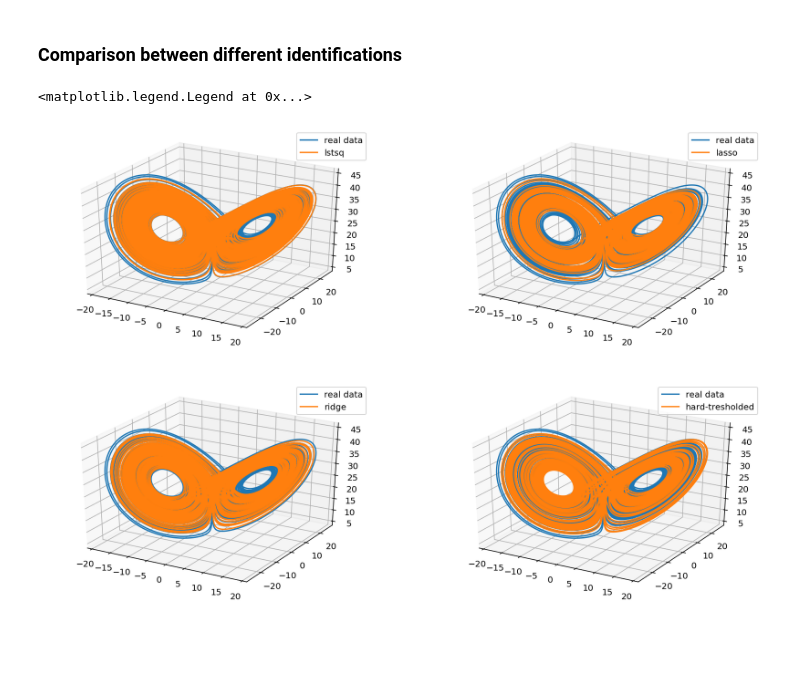
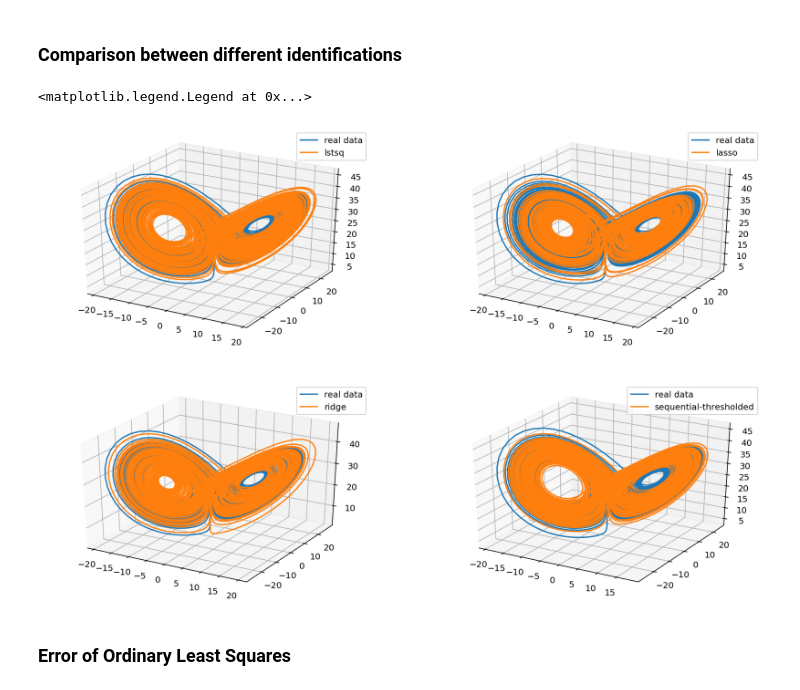
Before and after one commit to lffrrnt/Sparse_Identification, a Jupyter notebook: SINDy_Lorenz_Attractor.ipynb, the cells around one changed output. Cells and saved outputs as stored; diff of their text form; code cells hidden in the pictures; blank space fills up the shorter version.

Commit message:
Add correct sequential-thresholded least-squares method and error plots.

```diff
--- a/SINDy_Lorenz_Attractor.ipynb
+++ b/SINDy_Lorenz_Attractor.ipynb
@@ -183,7 +114,7 @@ x_lssq.head()
 ### Lasso solution - $l_{1}$ penalized least squares
 # %%
 %%time
-lasso_fit = Lasso(alpha=0.025).fit(Theta, dx)
+lasso_fit = Lasso(alpha=0.1, max_iter=10000).fit(Theta, dx)
 print('Total number of possible coefficients:', lasso_fit.coef_.size)
 print('Number of non-zero coefficients:', np.count_nonzero(lasso_fit.coef_))
 # %% [output]
@@ -207,8 +138,11 @@ x_lasso.head()
 # %%
 %time
-x_new, residuals, rank, s = np.linalg.lstsq(Theta, dx, rcond=None)
-treshold = 0.025
+threshold = 0.025
+x_new = np.linalg.lstsq(Theta, dx, rcond=None)[0] #initial guess
 for k in range(10):
-    x_new, residuals, rank, s = np.linalg.lstsq(Theta, dx, rcond=None)
-    x_new[np.abs(x_new) < treshold] = 0
+    small_indices = np.abs(x_new) < threshold
+    x_new[small_indices] = 0
+    for i in range(3):
+        big_indices = ~small_indices[:,i]
+        x_new[big_indices,i] = np.linalg.lstsq(Theta[:,big_indices], dx[:,i], rcond=None)[0]
 # %% [output]
@@ -236,7 +172,7 @@ x_ht.head()
 ### Ridge Solution
 # %%
 %%time
-ridge_fit = Ridge().fit(Theta, dx)
+ridge_fit = Ridge(alpha=0.001).fit(Theta, dx)
 print('Total number of possible coefficients:', ridge_fit.coef_.size)
 print('Number of non-zero coefficients:', np.count_nonzero(ridge_fit.coef_))
 # %% [output]
@@ -262,8 +198,8 @@ def sindy_model(x,t,library,coeffs):
     dxdt = np.zeros_like(x)
     library = PolynomialFeatures(degree=5, include_bias=True)
     Theta = library.fit_transform(x.reshape(1,-1))
-    dx = np.dot(Theta, coeffs)
-    return dx.flatten()
+    dxdt = np.dot(Theta, coeffs)
+    return dxdt.flatten()
 # %%
 x_least = odeint(sindy_model, x0, t, args=(library, x_lstsq))
 x_lasso = odeint(sindy_model, x0, t, args=(library, lasso_fit.coef_.T))
@@ -272,26 +208,28 @@ x_hst = odeint(sindy_model, x0, t, args=(library, x_new))
 # %%
 fig = plt.figure(figsize=(1.5*w,w))
 gs = GridSpec(ncols=2, nrows=2, figure=fig)
 
 ax1 = fig.add_subplot(gs[0,0], projection='3d')
 ax1.plot(x[:,0],x[:,1],x[:,2], label='real data') #gt
 ax1.plot(x_least[:,0], x_least[:,1], x_least[:,2], label='lstsq') #leastsq
 plt.legend()
 
 ax2 = fig.add_subplot(gs[0,1], projection='3d')
 ax2.plot(x[:,0],x[:,1],x[:,2], label='real data') #gt
 ax2.plot(x_lasso[:,0], x_lasso[:, 1], x_lasso[:,2], label='lasso') #lasso
 plt.legend()
 
 ax3 = fig.add_subplot(gs[1,0], projection='3d')
 ax3.plot(x[:,0],x[:,1],x[:,2], label='real data') #gt
 ax3.plot(x_ridge[:,0], x_ridge[:, 1], x_ridge[:,2], label='ridge') #ridge
 plt.legend()
 
 ax4 = fig.add_subplot(gs[1,1], projection='3d')
 ax4.plot(x[:,0],x[:,1],x[:,2], label='real data') #gt
-ax4.plot(x_hst[:,0], x_hst[:,1], x_hst[:,2], label='hard-tresholded') #hard-tresholded
+ax4.plot(x_hst[:,0], x_hst[:,1], x_hst[:,2], label='sequential-thresholded') #sequential-tresholded
 plt.legend()
 # %% [output]
 <matplotlib.legend.Legend at 0x...>
-[figure, old version]
+[figure, new version]
+# %% [markdown]
+### Error of Ordinary Least Squares
```
Also changed, not shown: parts of 41 cells of this notebook.
